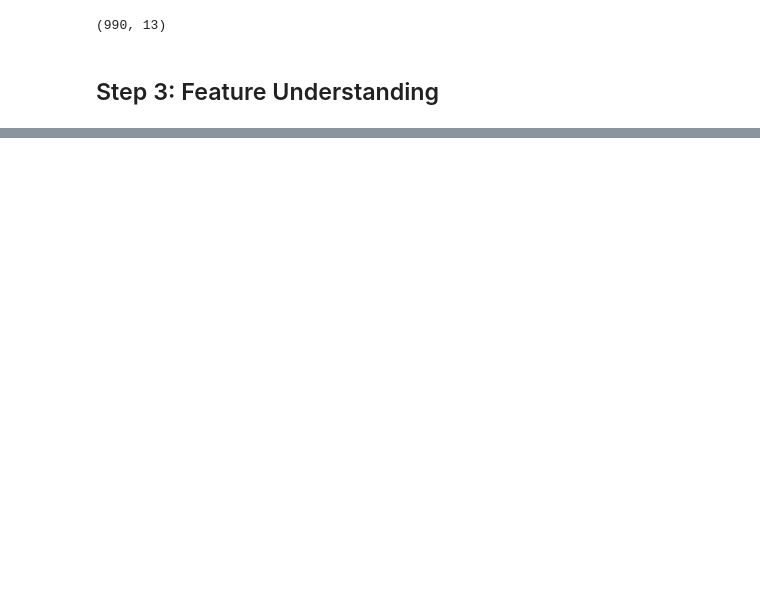
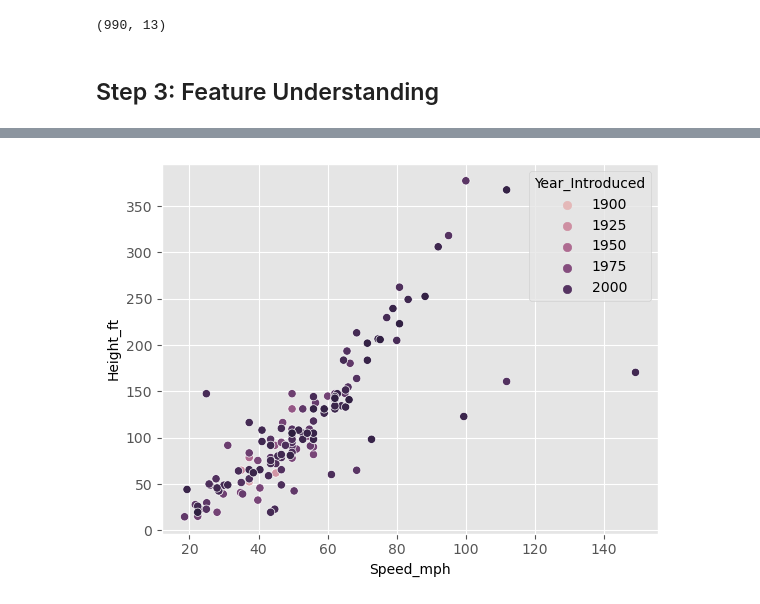
Before and after one commit to MatthewLopes/exploratory-data-analysis, a Jupyter notebook: exploratory-data-analysis.ipynb, the cells around one changed output, grey strips where cells are left out. Drawn from its saved outputs; the diff is of its cells as text; code cells hidden in the pictures; blank space fills up the shorter version.

```diff
--- a/exploratory-data-analysis.ipynb
+++ b/exploratory-data-analysis.ipynb
@@ -230,0 +248,8 @@ ax.set_xlabel('Speed (mph)')
+# %%
+sns.scatterplot(x='Speed_mph', \
+    y='Height_ft', \
+    hue='Year_Introduced', \
+    data = df)
+plt.show()
+# %% [output]
+[figure, added]
```
Also changed, not shown: parts of 15 cells of this notebook.
